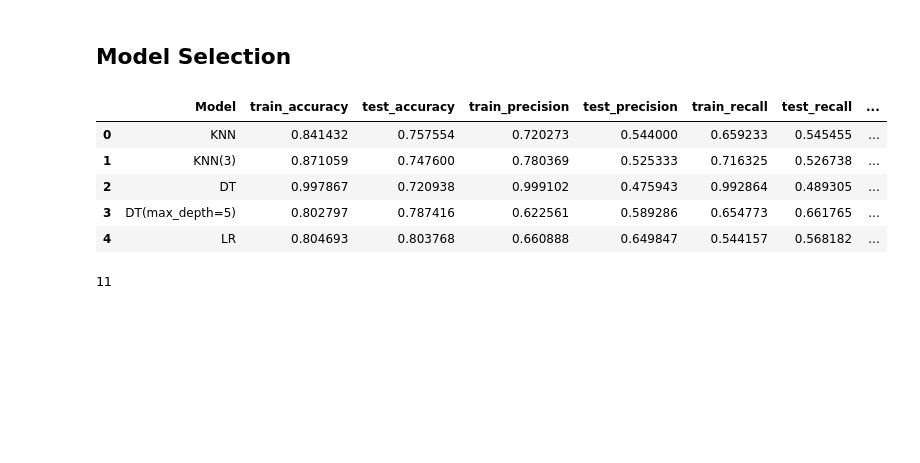
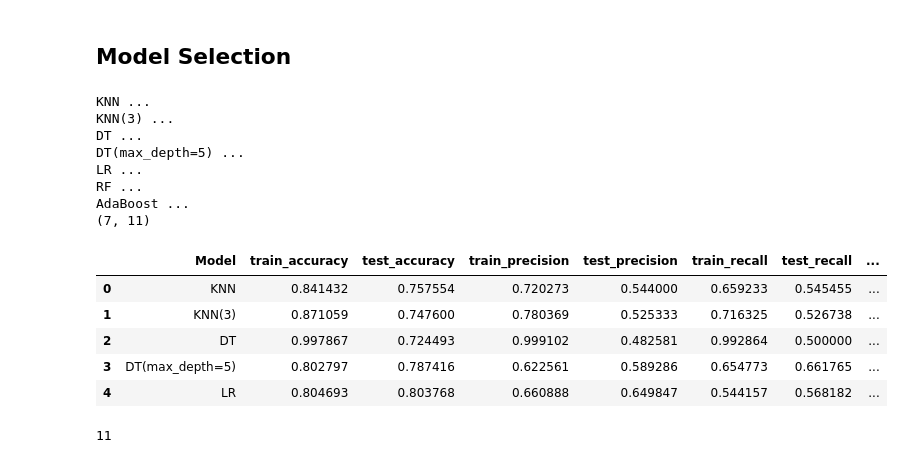
Before and after one commit to Boremp/datamining_setu_wit, a Jupyter notebook: churn/Churn-10-Classification_Metrics.ipynb, the cells around one changed output. Cells and saved outputs as stored; diff of their text form; code cells hidden in the pictures; blank space fills up the shorter version.

```diff
--- a/churn/Churn-10-Classification_Metrics.ipynb
+++ b/churn/Churn-10-Classification_Metrics.ipynb
@@ -232,31 +232,48 @@ metrics = {
     'roc_auc' : roc_auc_score,
 }
 # %%
-data = []
-for model_name, model in classifiers.items():
-    row = {'Model': model_name}
-    model.fit(df_model_train, y_train)
+def generate_metrics():
 
-    for metric_name, metric in metrics.items():
-        # Scoring on SEEN data - effectively "useless"
-        y_pred = model.predict(df_model_train)
-        row['train_'+metric_name] = metric(y_train, y_pred)
+    data = []
 
-        # Scoring on UNSEEN data - important
-        y_pred = model.predict(df_model_test)
-        row['test_'+metric_name] = metric(y_test, y_pred)
-    data.append(row)
-    #print(f"{name:20s} accuracy\ttrain = {train_accuracy:.2%} \ttest = {test_accuracy:.2%}")
-df_results = pd.DataFrame(data)
+    for model_name, model in classifiers.items():
+
+        print (f"{model_name} ...")
+
+        row = {'Model': model_name}
+        model.fit(df_model_train, y_train)
+
+        for metric_name, metric in metrics.items():
+            # Scoring on SEEN data - effectively "useless"
+            y_pred = model.predict(df_model_train)
+            row['train_'+metric_name] = metric(y_train, y_pred)
+
+            # Scoring on UNSEEN data - important
+            y_pred = model.predict(df_model_test)
+            row['test_'+metric_name] = metric(y_test, y_pred)
+
+        data.append(row)
+        #print(f"{name:20s} accuracy\ttrain = {train_accuracy:.2%} \ttest = {test_accuracy:.2%}")
+    return pd.DataFrame(data)
+
+df_results = generate_metrics()
+print(df_results.shape)
+df_results.head()
+# %% [output]
+KNN ...
+KNN(3) ...
+DT ...
+DT(max_depth=5) ...
+LR ...
+RF ...
+AdaBoost ...
+(7, 11)
+|  | Model | train_accuracy | test_accuracy | train_precision | test_precision | train_recall | test_recall | ... |
+| 0 | KNN | 0.841432 | 0.757554 | 0.720273 | 0.544000 | 0.659233 | 0.545455 | ... |
+| 1 | KNN(3) | 0.871059 | 0.747600 | 0.780369 | 0.525333 | 0.716325 | 0.526738 | ... |
+| 2 | DT | 0.997867 | 0.724493 | 0.999102 | 0.482581 | 0.992864 | 0.500000 | ... |
+| 3 | DT(max_depth=5) | 0.802797 | 0.787416 | 0.622561 | 0.589286 | 0.654773 | 0.661765 | ... |
+| 4 | LR | 0.804693 | 0.803768 | 0.660888 | 0.649847 | 0.544157 | 0.568182 | ... |
-# %%
-df_results.head()
-# %% [output]
-|  | Model | train_accuracy | test_accuracy | train_precision | test_precision | train_recall | test_recall | ... |
-| 0 | KNN | 0.841432 | 0.757554 | 0.720273 | 0.544000 | 0.659233 | 0.545455 | ... |
-| 1 | KNN(3) | 0.871059 | 0.747600 | 0.780369 | 0.525333 | 0.716325 | 0.526738 | ... |
-| 2 | DT | 0.997867 | 0.720938 | 0.999102 | 0.475943 | 0.992864 | 0.489305 | ... |
-| 3 | DT(max_depth=5) | 0.802797 | 0.787416 | 0.622561 | 0.589286 | 0.654773 | 0.661765 | ... |
-| 4 | LR | 0.804693 | 0.803768 | 0.660888 | 0.649847 | 0.544157 | 0.568182 | ... |
 # %%
 len(df_results.columns)
 # %% [output]
```
Also changed, not shown: parts of 7 cells of this notebook.
